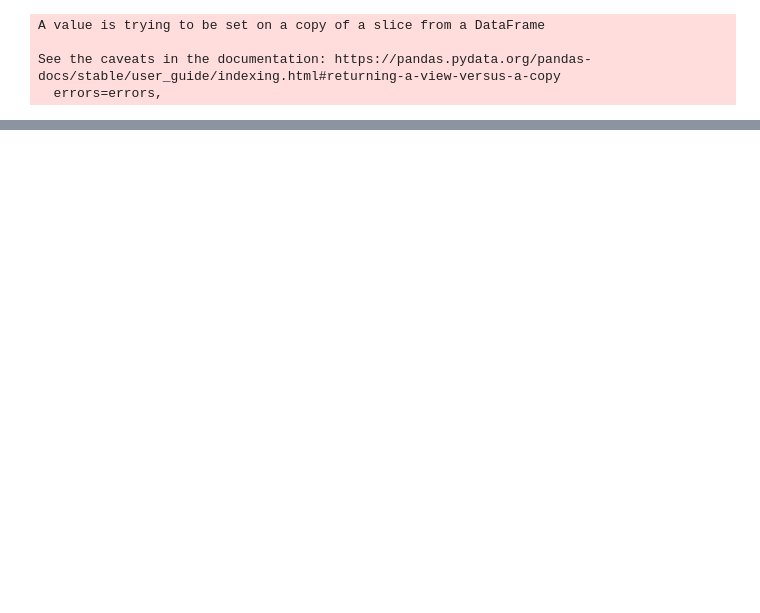
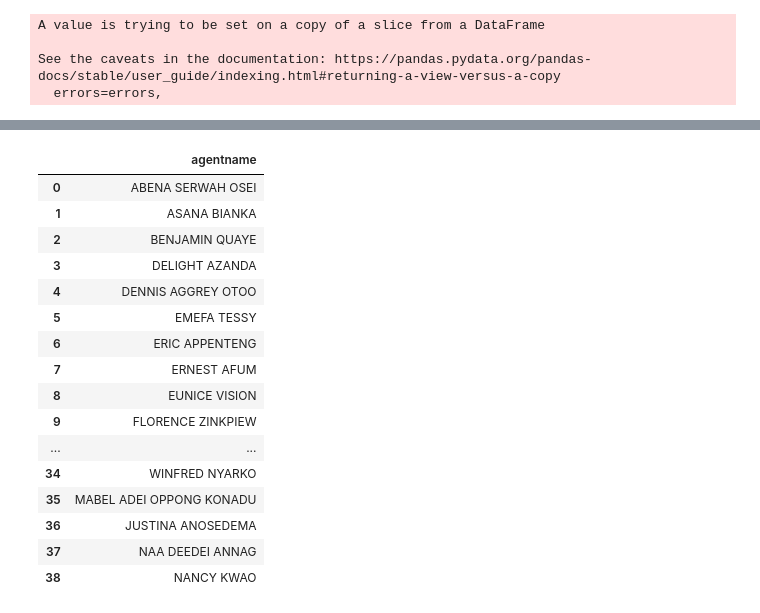
Before and after one commit to bryted/randomactivities, a Jupyter notebook: finalagentreport.ipynb, the cells around one changed output, grey strips where cells are left out. Drawn from its saved outputs; the diff is of its cells as text; code cells hidden in the pictures; blank space fills up the shorter version.

```diff
--- a/finalagentreport.ipynb
+++ b/finalagentreport.ipynb
@@ -266,5 +270,25 @@ final
 # %%
 agent_list = pd.read_excel('agent_list.xlsx')
+# %%
+agent_list
+# %% [output]
+|  | agentname |
+| 0 | ABENA SERWAH OSEI |
+| 1 | ASANA BIANKA |
+| 2 | BENJAMIN QUAYE |
+| 3 | DELIGHT AZANDA |
+| 4 | DENNIS AGGREY OTOO |
+| 5 | EMEFA TESSY |
+| 6 | ERIC APPENTENG |
+| 7 | ERNEST AFUM |
+| 8 | EUNICE VISION |
+| 9 | FLORENCE ZINKPIEW |
+| ... | ... |
+| 34 | WINFRED NYARKO |
+| 35 | MABEL ADEI OPPONG KONADU |
+| 36 | JUSTINA ANOSEDEMA |
+| 37 | NAA DEEDEI ANNAG |
+| 38 | NANCY KWAO |
 # %%
 ag_list = pd.merge( final, agent_list,
                       on ='agentname',
```
Also changed, not shown: parts of 19 cells of this notebook.
